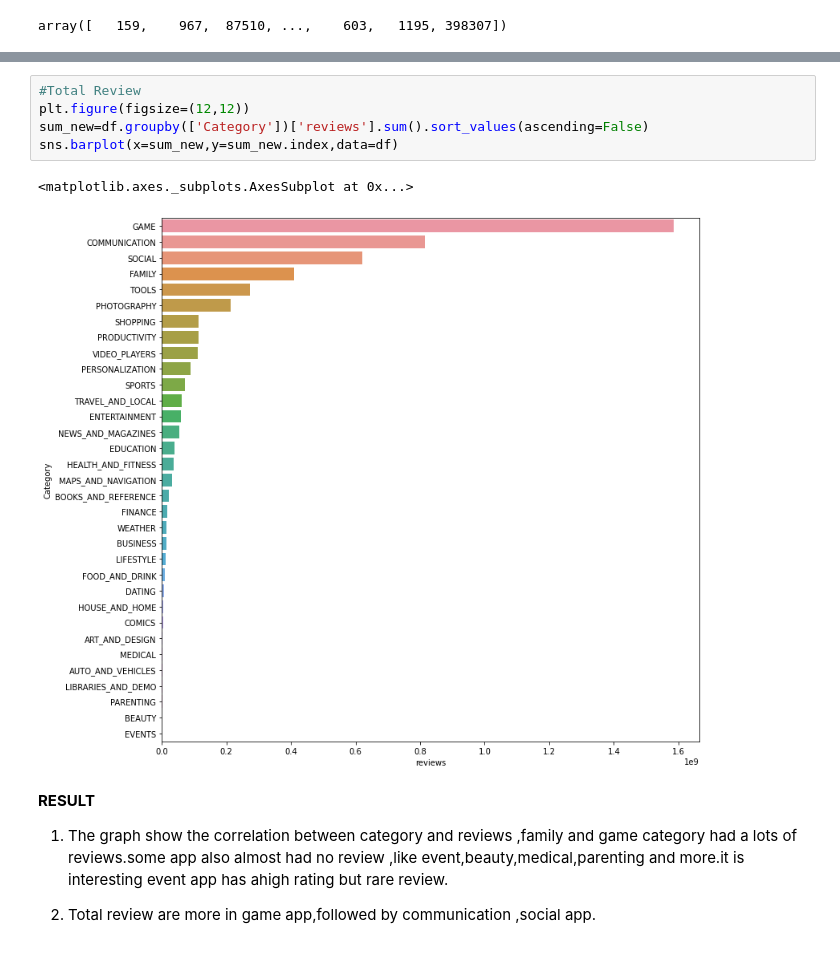
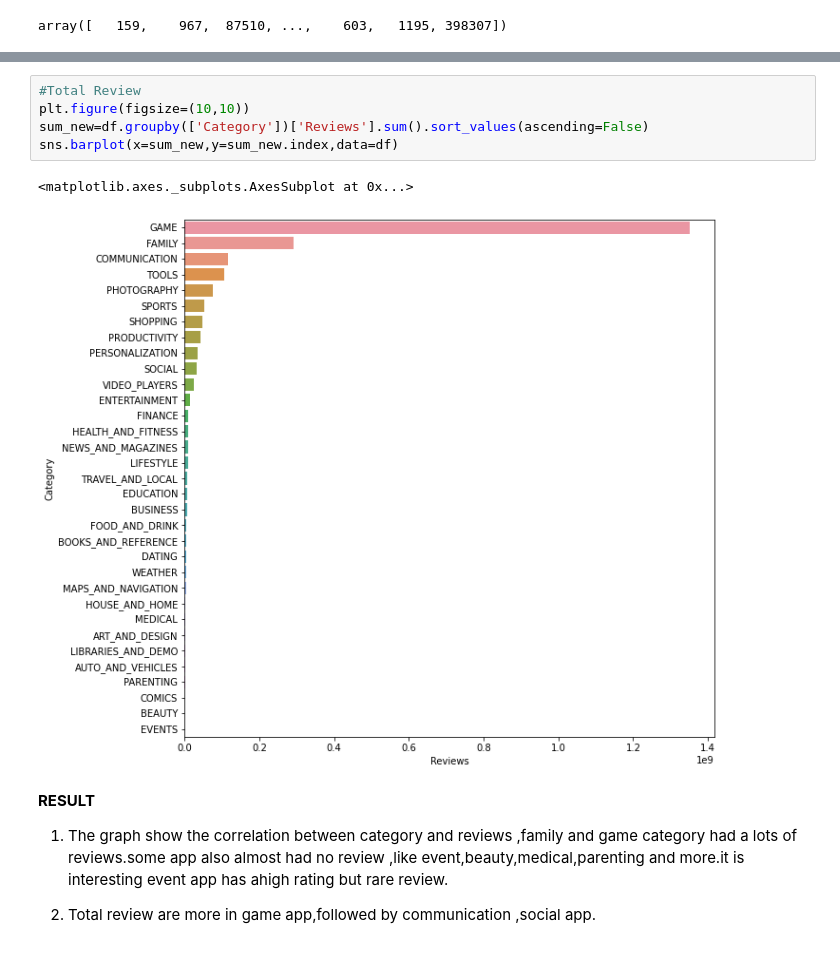
Before and after one commit to kumarirakhi19/1st-project-play-store-app, a Jupyter notebook: Copy_of_Play_Store_App_Review_Analysis_Capstone_Project.ipynb, the cells around one changed output, grey strips where cells are left out. Saved outputs shown, nothing was run; the diff lists cells and outputs as text.

```diff
--- a/Copy_of_Play_Store_App_Review_Analysis_Capstone_Project.ipynb
+++ b/Copy_of_Play_Store_App_Review_Analysis_Capstone_Project.ipynb
@@ -578,11 +576,11 @@ g=(g.map(plt.hist,"Reviews",color="g"))
 # %%
 #Total Review
-plt.figure(figsize=(12,12))
-sum_new=df.groupby(['Category'])['reviews'].sum().sort_values(ascending=False)
+plt.figure(figsize=(10,10))
+sum_new=df.groupby(['Category'])['Reviews'].sum().sort_values(ascending=False)
 sns.barplot(x=sum_new,y=sum_new.index,data=df)
 # %% [output]
 <matplotlib.axes._subplots.AxesSubplot at 0x...>
-[figure, old version]
+[figure, new version]
 # %% [markdown]
 **RESULT**
 
```
Also changed, not shown: parts of 8 cells of this notebook.
